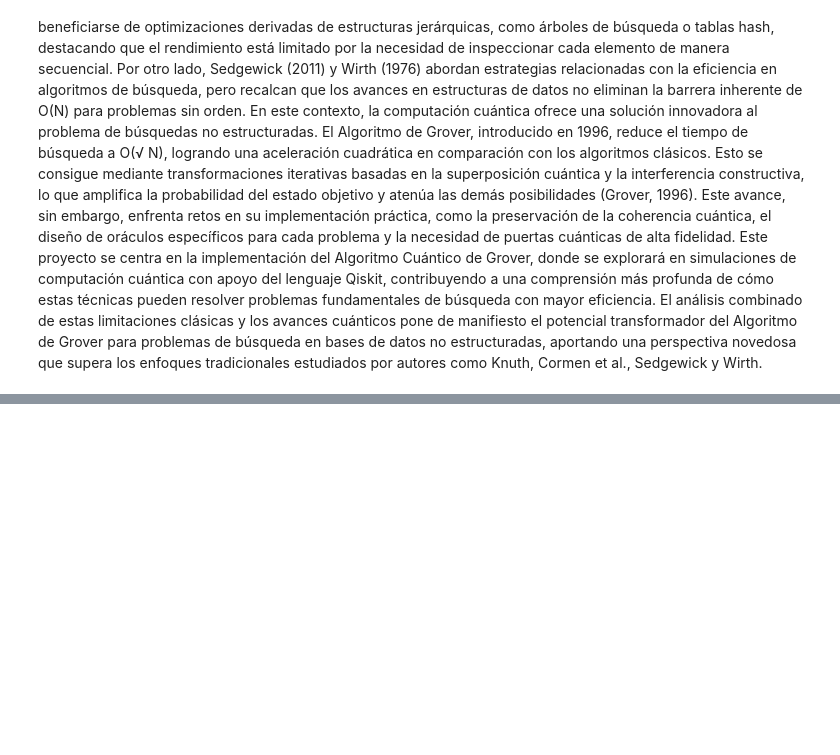
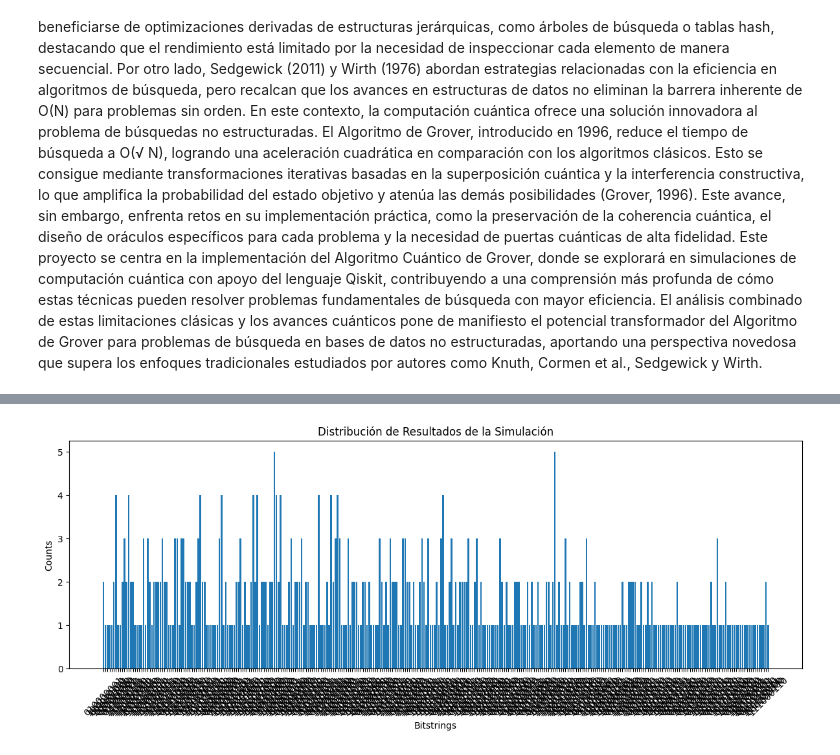
Before and after one commit to Stivenalp/Algoritmo-de-grover, a Jupyter notebook: grover_busqueda_1millon.ipynb, the cells around one changed output, grey strips where cells are left out. Cells and saved outputs as stored; diff of their text form; code cells hidden in the pictures; blank space fills up the shorter version.

```diff
--- a/grover_busqueda_1millon.ipynb
+++ b/grover_busqueda_1millon.ipynb
@@ -483,0 +1459,31 @@ Top 5 resultados:
+# %%
+# --- INICIALIZACIÓN ---
+qc = QuantumCircuit(search_reg, ancilla, c_reg)
+for q in range(n):
+    custom_h(qc, search_reg[q])
+qc.x(ancilla[0])
+custom_h(qc, ancilla[0])  # |->
+
+qc.barrier()
+
+# Construir componentes
+oracle = oracle_brisbane()
+diffuser = diffuser_brisbane()
+
+# --- ITERACIONES ---
+for i in range(hardware_iterations):
+    qc.barrier()
+    qc.compose(oracle, inplace=True)
+    qc.z(ancilla[0])  # Fase residual
+
+    qc.barrier()
+    qc.compose(diffuser, inplace=True)
+    print(f"Iteración {i+1} completada")
+
+# --- MEDICIÓN ---
+qc.measure(search_reg, c_reg)
+
+# Prep layout para transpile (qubits únicos: search 0-8, ancilla 9; central-ish para hex)
+initial_layout = list(range(n + 1))  # [0,1,2,3,4,5,6,7,8,9] — sin duplicados
+# O para ancilla más central: initial_layout = list(range(n)) + [63]  # Ancilla en q63 (centro Brisbane)
+print(f"Layout inicial: {initial_layout}")
@@ -483,0 +1552,15 @@ Top 5 resultados:
+# %%
+plt.figure(figsize=(12, 5))
+plt.bar(counts.keys(), counts.values())
+plt.xlabel('Bitstrings')
+plt.ylabel('Counts')
+plt.title('Distribución de Resultados de la Simulación')
+plt.xticks(rotation=45)
+plt.tight_layout()
+plt.show()
+
+# Opcional: Histograma Qiskit (mejor para pocos estados)
+plot_histogram(counts, title=f'Grover n={n}, target={target_number}')
+plt.show()
+# %% [output]
+[figure, added]
```
Also changed, not shown: parts of 46 cells of this notebook.
